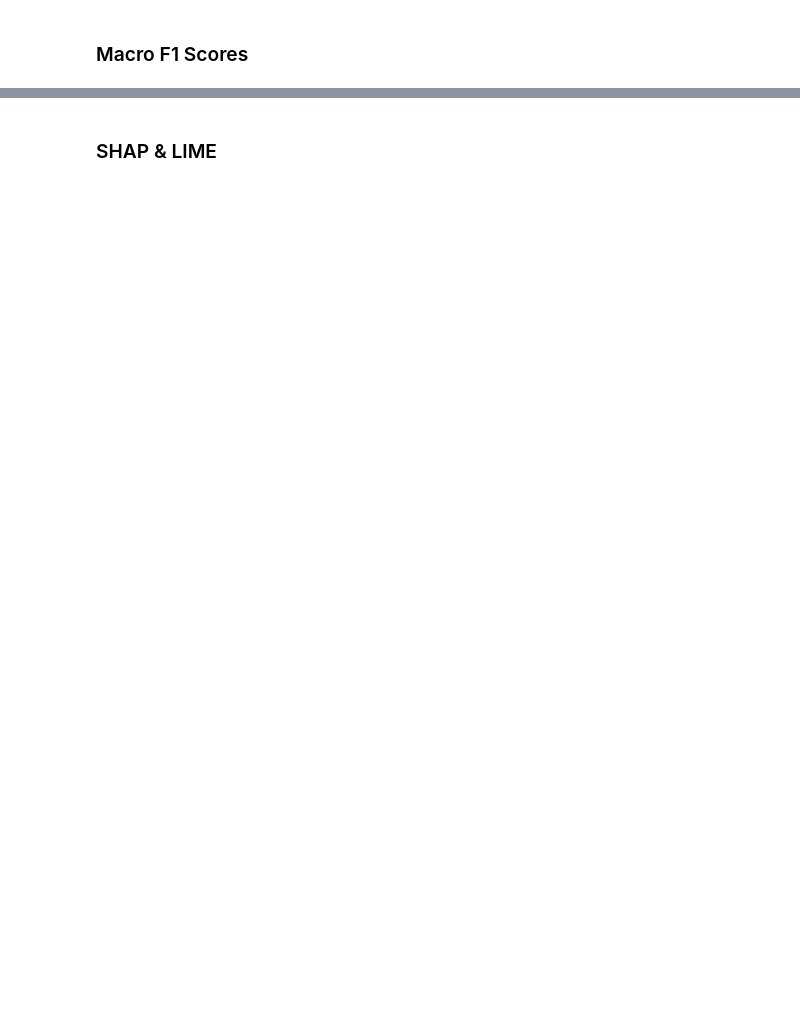
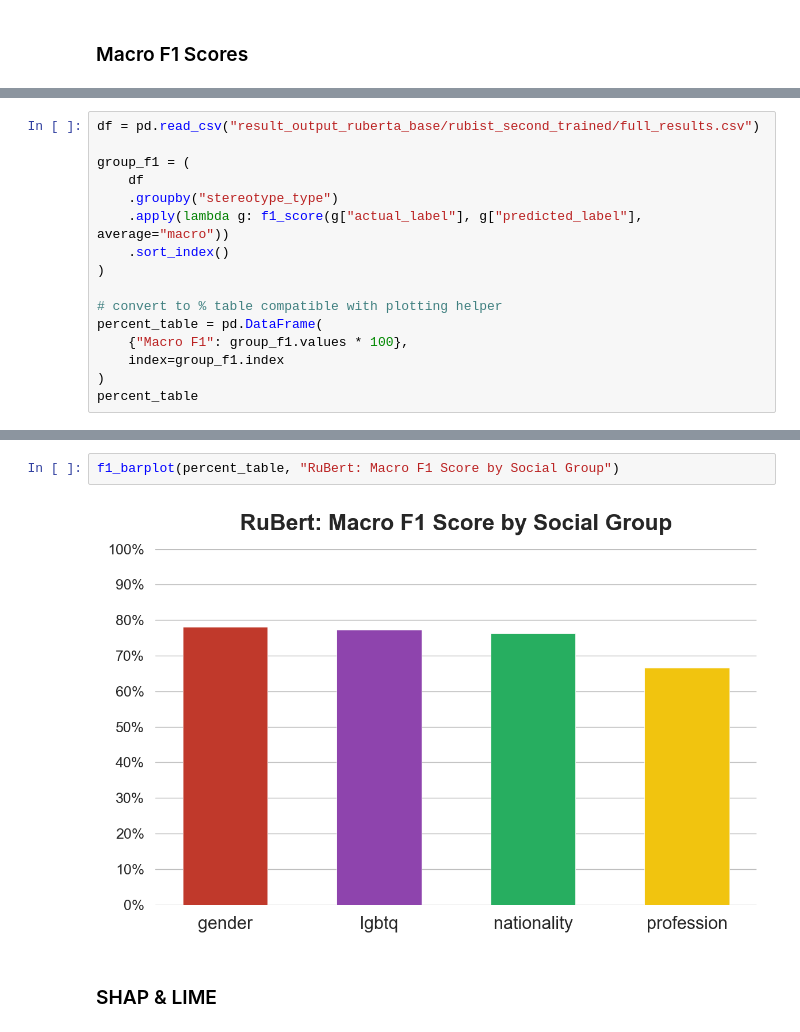
Before and after one commit to n1nt3nd0sw1tch/HEARTS-Text-Stereotype-Detection, a Jupyter notebook: COMP0173-CW2-NOTEBOOK-Eval-P4.ipynb, the cells around one changed output, grey strips where cells are left out. Cells and saved outputs as stored; diff of their text form; blank space fills up the shorter version.

```diff
--- a/COMP0173-CW2-NOTEBOOK-Eval-P4.ipynb
+++ b/COMP0173-CW2-NOTEBOOK-Eval-P4.ipynb
@@ -238,0 +402,16 @@ plot_table(table_B, "Comparison of Model Macro F1 scores: RBSA")
+# %%
+df = pd.read_csv("result_output_ruberta_base/rubist_second_trained/full_results.csv")
+
+group_f1 = (
+    df
+    .groupby("stereotype_type")
+    .apply(lambda g: f1_score(g["actual_label"], g["predicted_label"], average="macro"))
+    .sort_index()
+)
+
+# convert to % table compatible with plotting helper
+percent_table = pd.DataFrame(
+    {"Macro F1": group_f1.values * 100},
+    index=group_f1.index
+)
+percent_table
@@ -239,3 +425,7 @@ plot_table(table_B, "Comparison of Model Macro F1 scores: RBSA")
+# %%
+f1_barplot(percent_table, "RuBert: Macro F1 Score by Social Group")
+# %% [output]
+[figure, added]
 # %% [markdown]
 ### SHAP & LIME
 # %%
```
Also changed, not shown: parts of 44 cells of this notebook, 8 other files.
